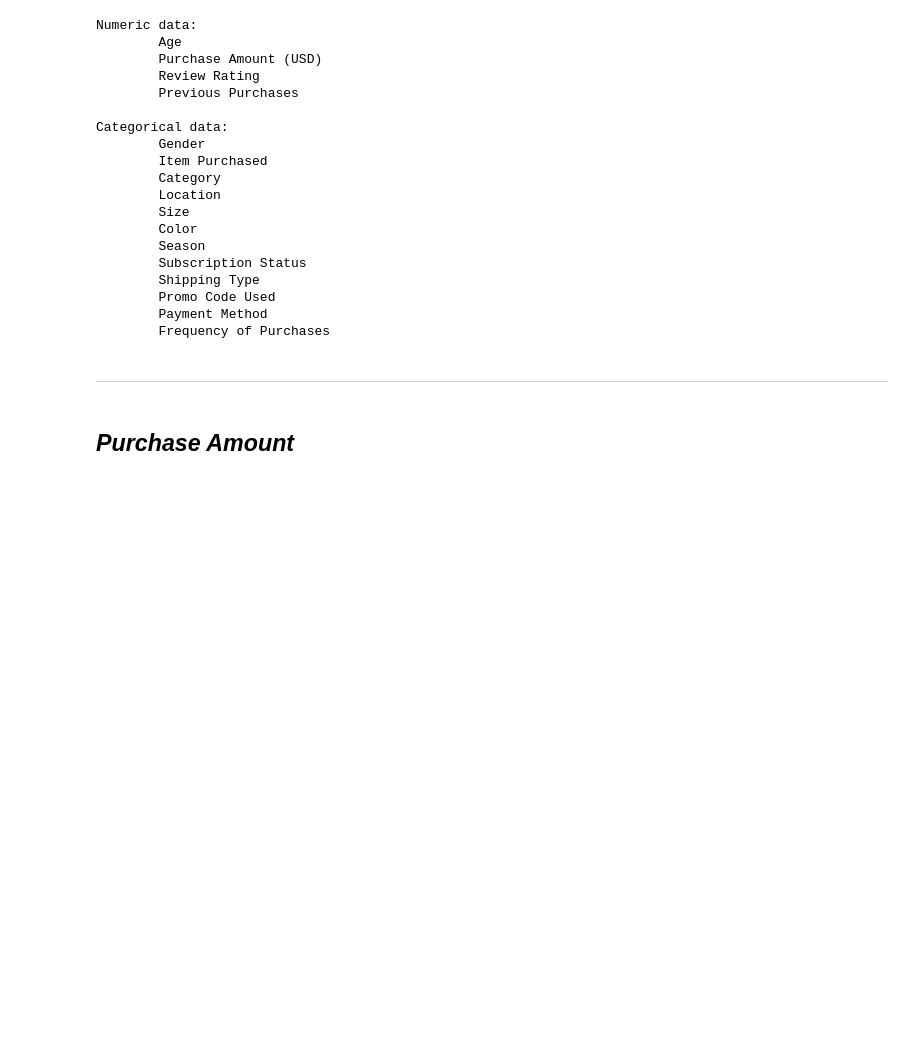
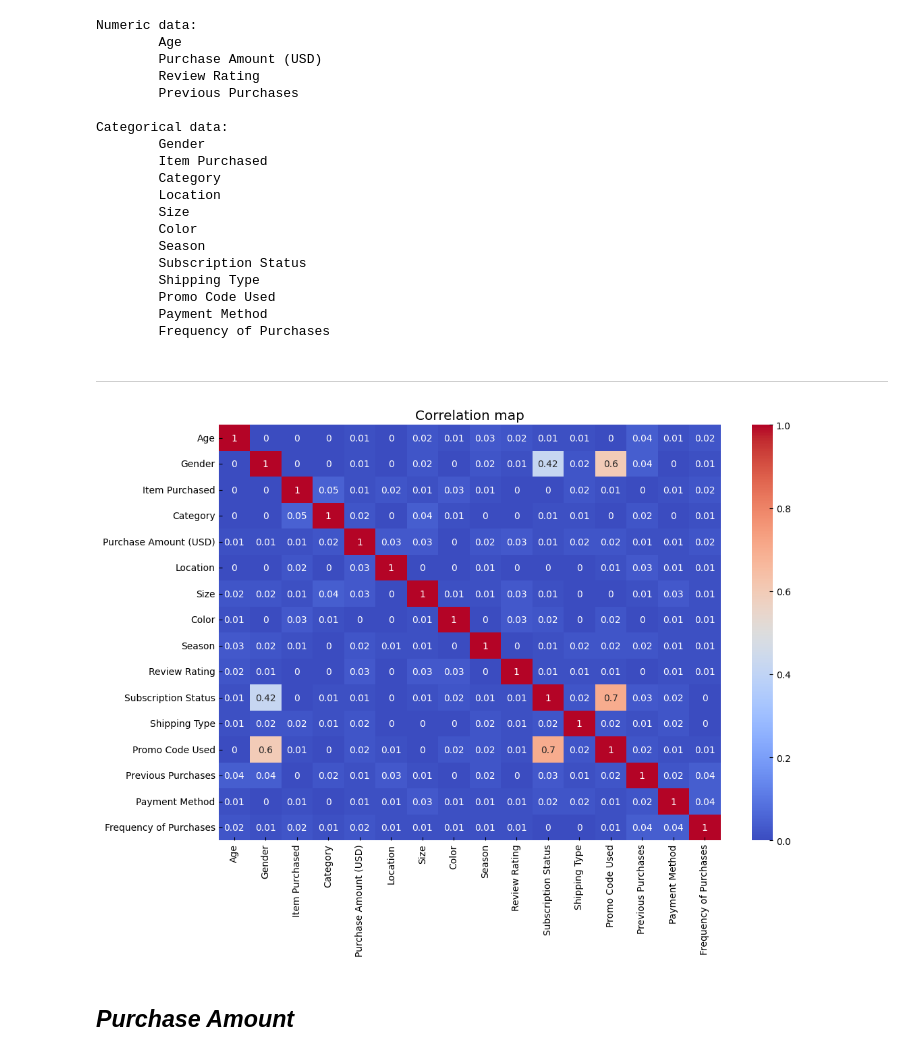
Before and after one commit to georgekovin/Consumer-Behavior-and-Shopping-Habits-Research, a Jupyter notebook: research.ipynb, the cells around one changed output. Cells and saved outputs as stored; diff of their text form; code cells hidden in the pictures; blank space fills up the shorter version.

```diff
--- a/research.ipynb
+++ b/research.ipynb
@@ -178,6 +178,33 @@ Categorical data:
         Frequency of Purchases
 # %% [markdown]
 ---
+# %%
+def get_cats(data):
+    df = data.copy()
+
+    for x in data.columns:
+        if df[x].dtype == 'object':
+            df[x] = (df[x]
+                     .astype('category')
+                     .cat
+                     .codes)
+
+    return df
+
+corr_data = (get_cats(data)
+             .corr()
+             .abs()
+             .round(2))
+
+plt.figure(figsize=(12, 8))
+sb.heatmap(corr_data,
+           annot=True,
+           cmap='coolwarm')
+
+plt.title('Correlation map')
+plt.show()
+# %% [output]
+[figure, added]
 # %% [markdown]
 ## *Purchase Amount*
 # %%
```
Also changed, not shown: parts of 6 cells of this notebook.
